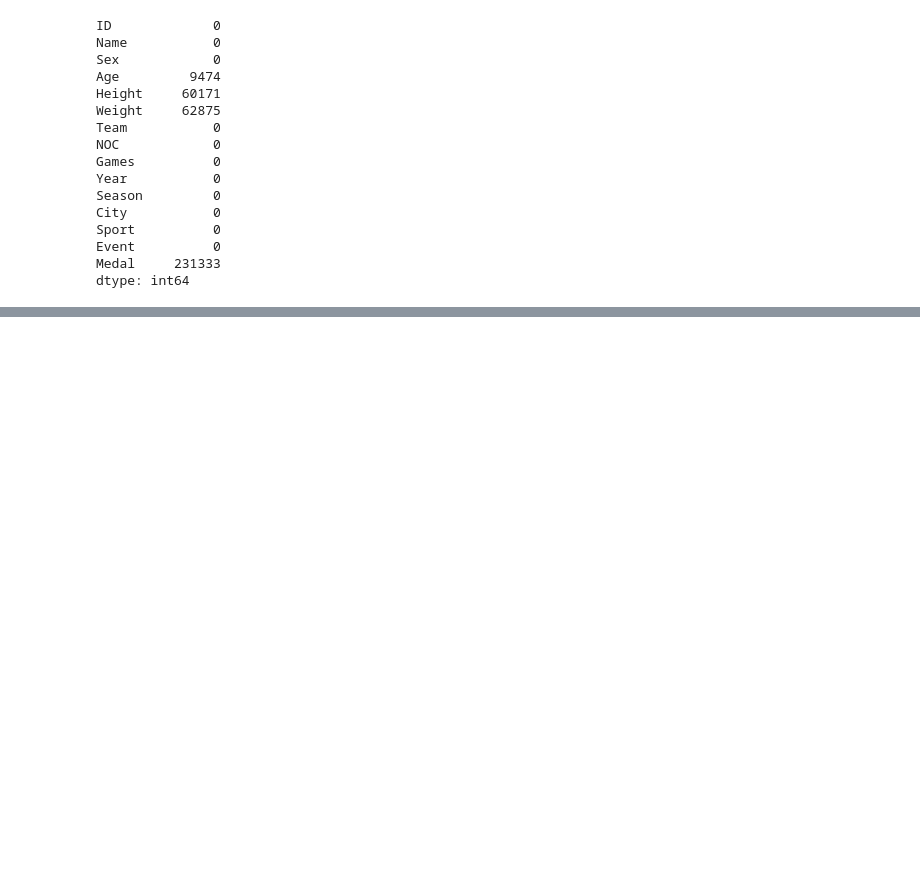
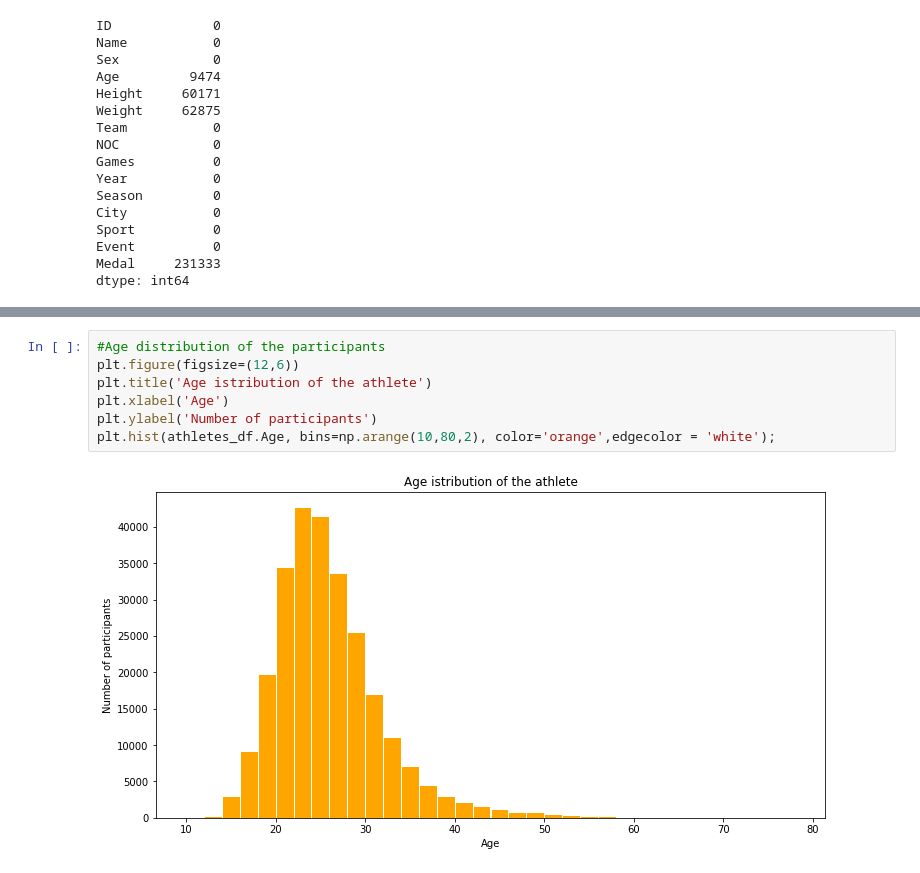
Before and after one commit to Rishiraj-singh7/Olympics-Data-, a Jupyter notebook: main.ipynb, the cells around one changed output, grey strips where cells are left out. Cells and saved outputs as stored; diff of their text form; blank space fills up the shorter version.

```diff
--- a/main.ipynb
+++ b/main.ipynb
@@ -159,0 +208,9 @@ dtype: int64
+# %%
+#Age distribution of the participants
+plt.figure(figsize=(12,6))
+plt.title('Age istribution of the athlete')
+plt.xlabel('Age')
+plt.ylabel('Number of participants')
+plt.hist(athletes_df.Age, bins=np.arange(10,80,2), color='orange',edgecolor = 'white');
+# %% [output]
+[figure, added]
```
Also changed, not shown: parts of 6 cells of this notebook.
